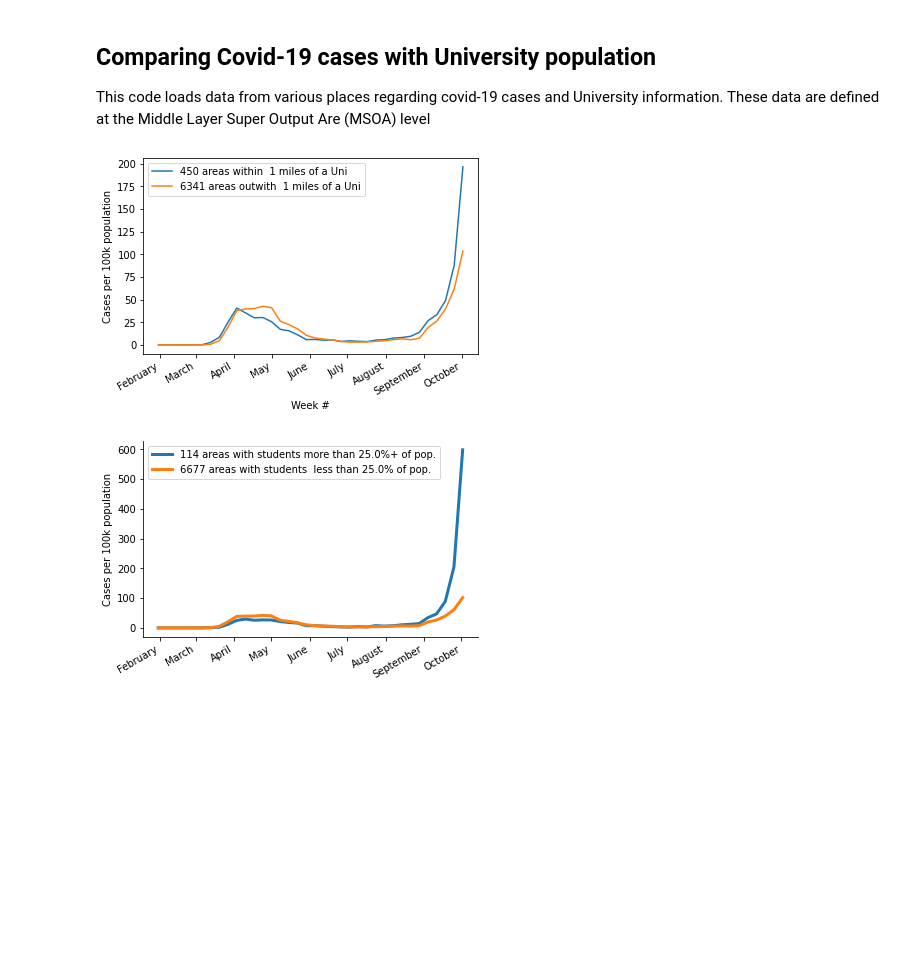
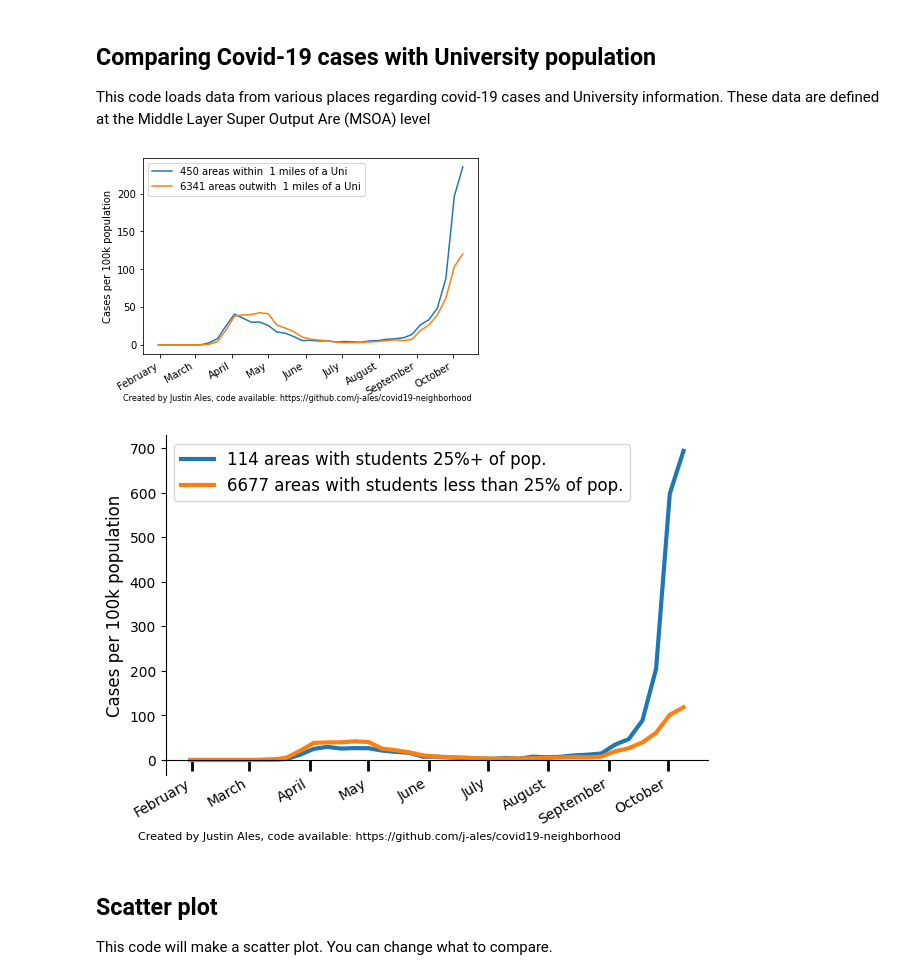
Before and after one commit to j-ales/covid19-neighborhood, a Jupyter notebook: covidNeighborhood.ipynb, the cells around one changed output. Saved outputs shown, nothing was run; the diff lists cells and outputs as text; code cells hidden in the pictures; blank space fills up the shorter version.

Commit message:
Updated plotting and comments.

```diff
--- a/covidNeighborhood.ipynb
+++ b/covidNeighborhood.ipynb
@@ -118,8 +133,8 @@ import matplotlib.pyplot as plt
 import matplotlib.dates as mdates
 import datetime
 
-
-# Distance in miles to separate areas
+#***
+# Distance in miles to use separate areas
 distThresh = 1
 #*****
 
@@ -132,9 +147,9 @@ merged = pandas.merge(left=merged, right=MSOA_student_pop, left_on='MSOA11CD', r
 merged = merged.replace(-99, 0)
 merged = merged.sort_values('uni_distance')
 
-merged['latest_7_days_per_100k'] = 1e5 * merged.filter(like='latest_7_days').div(merged['All Ages'], axis=0)
-merged['Student Percentage'] = merged['Student Population'] / merged['All Ages']
-
+#Normalize by MSOA population
+merged['latest_7_days_per_100k'] = 1e5 * merged.filter(like='latest_7_days').div(merged['Total Pop'], axis=0)
+merged['Student Percentage'] = merged['Student Population'] / merged['Total Pop']
 
 close = merged.loc[merged['uni_distance'] < distThresh, :]
 far = merged.loc[merged['uni_distance'] >= distThresh, :]
@@ -144,13 +159,13 @@ numberFar = len(far)
 # close = merged.iloc[1:nNear,:]
 # far = merged.iloc[(nNear+1):,:]
 
-closeTotalPop = np.sum(close['All Ages'])
-farTotalPop = np.sum(far['All Ages'])
+closeTotalPop = np.sum(close['Total Pop'])
+farTotalPop = np.sum(far['Total Pop'])
 # closeCasePer100 = 1e5*np.nansum(close.filter(like='wk_'), axis=0)/closeTotalPop
 # farCasePer100 = 1e5*np.nansum(far.filter(like='wk_'), axis=0)/farTotalPop
 
-closeCasePer100 = np.nanmean(1e5 * close.filter(like='wk_').div(close['All Ages'], axis=0), axis=0)
-farCasePer100 = np.nanmean(1e5 * far.filter(like='wk_').div(far['All Ages'], axis=0), axis=0)
+closeCasePer100 = np.nanmean(1e5 * close.filter(regex='wk_*|latest_7_days(?!_)').div(close['Total Pop'], axis=0), axis=0)
+farCasePer100 = np.nanmean(1e5 * far.filter(regex='wk_*|latest_7_days(?!_)').div(far['Total Pop'], axis=0), axis=0)
 
 first = datetime.datetime.fromisocalendar(2020, 5, 5)
 last  = datetime.datetime.fromisocalendar(2020, len(closeCasePer100)-1+5, 6)
@@ -162,7 +177,10 @@ plt.plot(date_range,farCasePer100)
 plt.gca().xaxis.set_major_formatter(mdates.DateFormatter('%B'))
 plt.gca().xaxis.set_major_locator(mdates.DayLocator(bymonthday=1))
 plt.ylabel('Cases per 100k population')
-plt.xlabel('Week #')
+plt.annotate('Created by Justin Ales, code available: https://github.com/j-ales/covid19-neighborhood',
+             (0,0), (-20, -40), xycoords='axes fraction',
+             textcoords='offset points', va='top',
+             fontsize=8)
 plt.gcf().autofmt_xdate()
 
 plt.legend([str(numberClose) + ' areas within  ' + str(distThresh ) + ' miles of a Uni',
@@ -170,7 +188,7 @@ plt.legend([str(numberClose) + ' areas within  ' + str(distThresh ) + ' miles of
 
 plt.show()
 # %% [output]
-[figure, old version]
+[figure, new version]
 # %%
 
 ###
@@ -183,42 +201,61 @@ close = merged.loc[merged['Student Percentage'] >= thresh, :]
 far = merged.loc[merged['Student Percentage'] < thresh, :]
 
 # nNear = 400;
 # close = merged.iloc[1:nNear,:]
 # far = merged.iloc[(nNear+1):,:]
 
-closeTotalPop = np.sum(close['All Ages'])
-farTotalPop = np.sum(far['All Ages'])
+closeTotalPop = np.sum(close['Total Pop'])
+farTotalPop = np.sum(far['Total Pop'])
 # closeCasePer100 = 1e5*np.nansum(close.filter(like='wk_'), axis=0)/closeTotalPop
 # farCasePer100 = 1e5*np.nansum(far.filter(like='wk_'), axis=0)/farTotalPop
 
-closeCasePer100 = np.nanmean(1e5 * close.filter(like='wk_').div(close['All Ages'], axis=0), axis=0)
-farCasePer100 = np.nanmean(1e5 * far.filter(like='wk_').div(far['All Ages'], axis=0), axis=0)
+closeCasePer100 = np.nanmean(1e5 * close.filter(regex='wk_*|latest_7_days(?!_)').div(close['Total Pop'], axis=0), axis=0)
+farCasePer100 = np.nanmean(1e5 * far.filter(regex='wk_*|latest_7_days(?!_)').div(far['Total Pop'], axis=0), axis=0)
 
 numberClose = len(close)
 numberFar = len(far)
-ax = plt.subplot(111)
+
+first = datetime.datetime.fromisocalendar(2020, 5, 5)
+last  = datetime.datetime.fromisocalendar(2020, len(closeCasePer100)-1+5, 6)
+date_range = mdates.drange(first,last,datetime.timedelta(days=7))
+
+fig = plt.figure(figsize=(7,5),dpi=100)
+ax = fig.add_subplot(1, 1, 1)
+
 
 ax.plot(date_range,closeCasePer100, linewidth=3)
 ax.plot(date_range,farCasePer100, linewidth=3)
 ax.xaxis.set_major_formatter(mdates.DateFormatter('%B'))
 ax.xaxis.set_major_locator(mdates.DayLocator(bymonthday=1))
 
 # Hide the right and top spines
 ax.spines['right'].set_visible(False)
 ax.spines['top'].set_visible(False)
+ax.spines['bottom'].set_position('zero')
 
 # Only show ticks on the left and bottom spines
 ax.yaxis.set_ticks_position('left')
 ax.xaxis.set_ticks_position('bottom')
+ax.xaxis.set_tick_params(width=2,length=8)
+plt.ylabel('Cases per 100k population',fontsize=12)
 
-plt.ylabel('Cases per 100k population')
-plt.legend([str(numberClose) + ' areas with students more than ' + str(thresh * 100) + '%+ of pop.',
-            str(numberFar) + ' areas with students  less than ' + str(thresh * 100) + '% of pop.'])
+# "You scored {:.0%}"
+# '{} areas where students are {:.0%} of pop.'.format(numberClose,thresh)
+plt.legend(['{} areas with students {:.0%}+ of pop.'.format(numberClose,thresh),
+            '{} areas with students less than {:.0%} of pop.'.format(numberFar,thresh)],
+           fontsize=12)
 # plt.title('Cases Per 100k in Univ')
 plt.gcf().autofmt_xdate()
+plt.annotate('Created by Justin Ales, code available: https://github.com/j-ales/covid19-neighborhood',
+             (0,0), (-20, -40), xycoords='axes fraction',
+             textcoords='offset points', va='top',
+             fontsize=8)
 plt.show()
 # %% [output]
-[figure, old version]
+[figure, new version]
+# %% [markdown]
+## Scatter plot
+This code will make a scatter plot.  You can change what to compare.
 # %%
 
 merged = merged.sort_values('latest_7_days', ascending=False)
```
Also changed, not shown: parts of 6 cells of this notebook, 1 other file.
